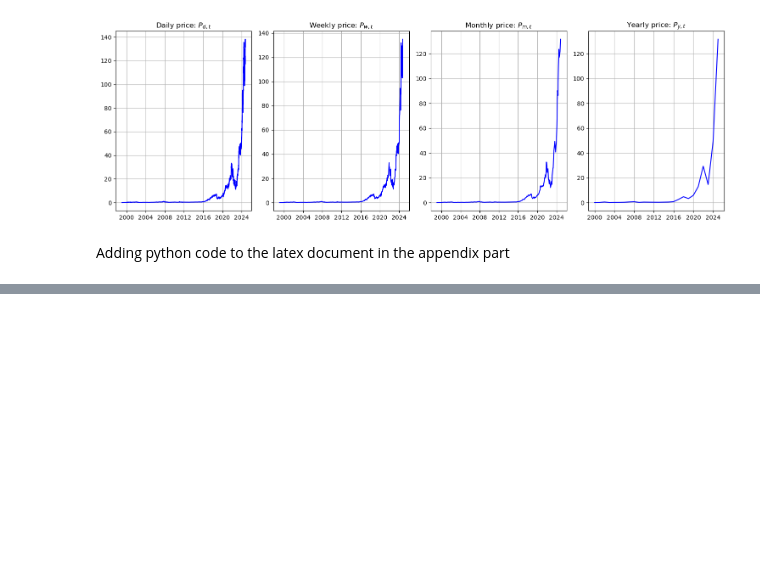
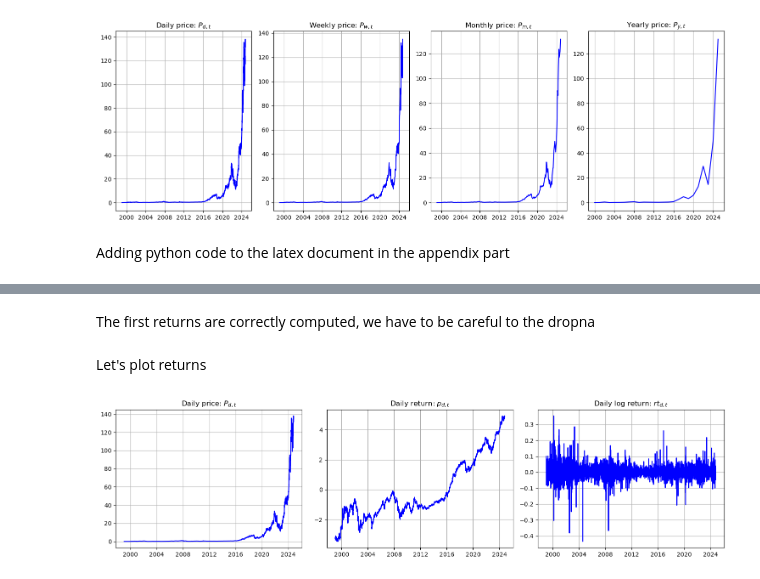
Before and after one commit to cgav1n1/Econometrics_Stylized_Facts, a Jupyter notebook: MidTermAssignment.ipynb, the cells around one changed output, grey strips where cells are left out. Drawn from its saved outputs; the diff is of its cells as text; code cells hidden in the pictures; blank space fills up the shorter version.

```diff
--- a/MidTermAssignment.ipynb
+++ b/MidTermAssignment.ipynb
@@ -244,0 +261,12 @@ with open("Latex/code_appendix.tex", "w") as file:
+# %%
+rt_d_all = pt_d_all.diff().dropna() #dropna remove the first NaN
+rt_w_all = pt_w_all.diff().dropna()
+rt_m_all = pt_m_all.diff().dropna()
+rt_y_all = pt_y_all.diff().dropna()
+
+# and rename them:
+rt_d_all = rt_d_all.rename('rt_d_all')
+rt_w_all = rt_w_all.rename('rt_w_all')
+rt_m_all = rt_m_all.rename('rt_m_all')
+rt_y_all = rt_y_all.rename('rt_y_all')
+rt_d_all.head()
@@ -244,0 +281,26 @@ with open("Latex/code_appendix.tex", "w") as file:
+# %% [markdown]
+The first returns are correctly computed, we have to be careful to the dropna
+# %% [markdown]
+Let's plot returns
+# %%
+# set the 1x3 windows layout
+fig, axs = plt.subplots(1, 3, figsize=(15, 4))
+# Daily Price
+axs[0].plot(Pt_d_all.index, Pt_d_all, color='blue')
+axs[0].set_title('Daily price: $P_{d,t}$')
+axs[0].grid(True)
+# Daily log price
+axs[1].plot(pt_d_all.index, pt_d_all, color='blue')
+axs[1].set_title('Daily return: $p_{d,t}$')
+axs[1].grid(True)
+# Daily log returns
+axs[2].plot(rt_d_all.index, rt_d_all, color='blue')
+axs[2].set_title('Daily log return: $rt_{d,t}$')
+axs[2].grid(True)
+
+
+plt.tight_layout()
+plt.savefig('Latex/Img/log_returns.pdf', format='pdf', bbox_inches='tight')
+plt.show()
+# %% [output]
+[figure, added]
```
Also changed, not shown: parts of 13 cells of this notebook, 7 other files.
